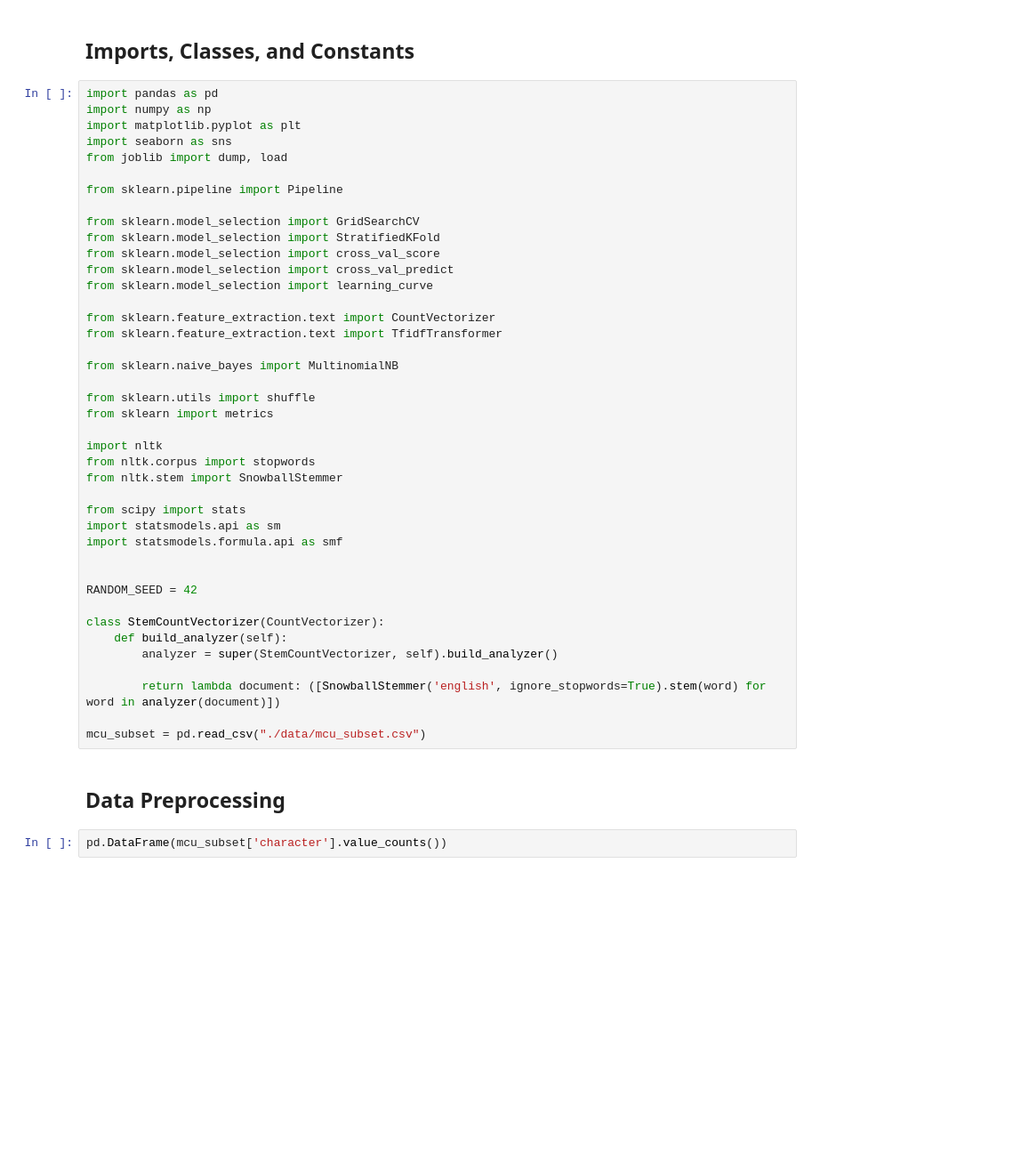
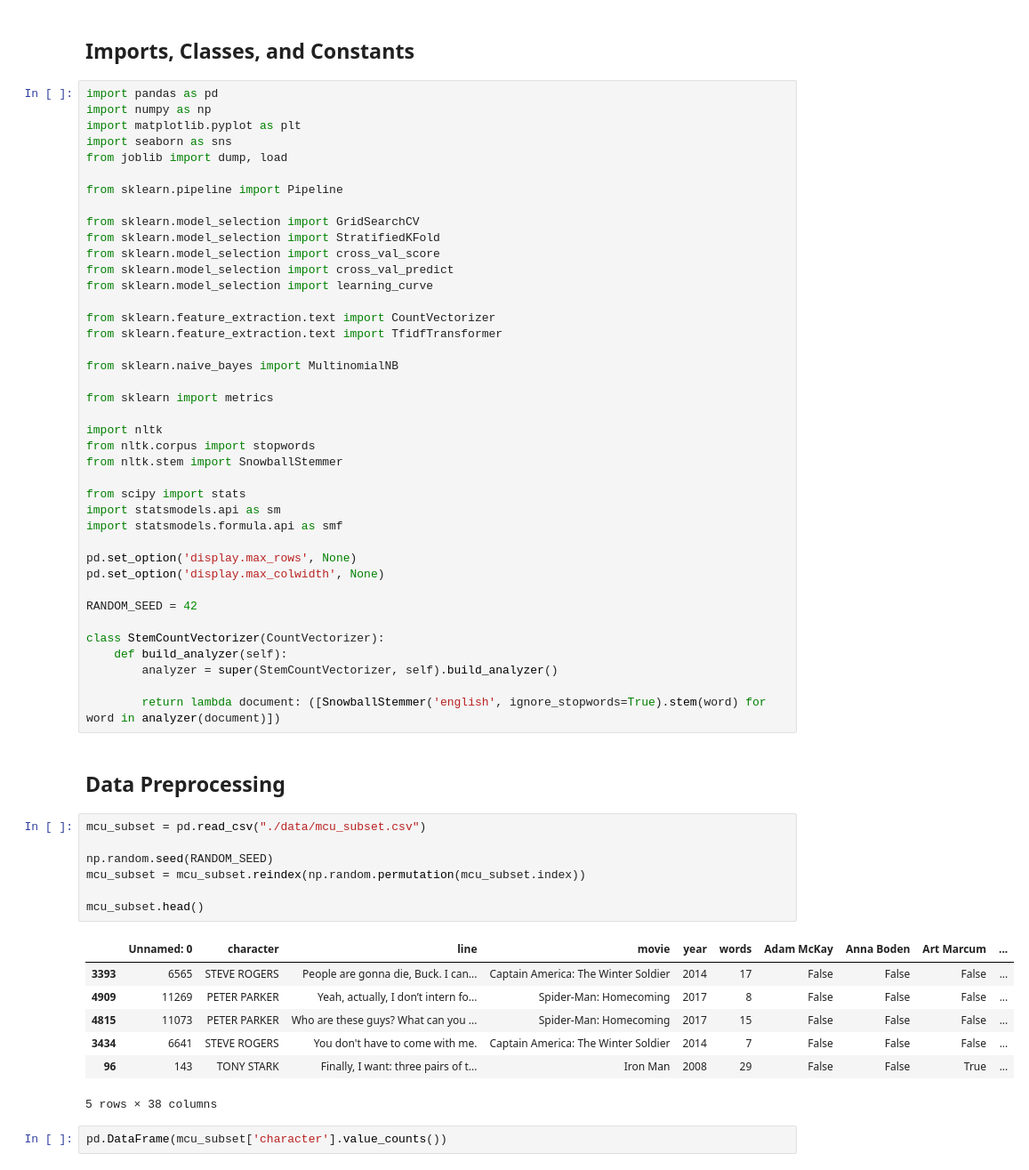
Before and after one commit to prestondunton/marvel-dialogue-nlp, a Jupyter notebook: Production Models.ipynb, the cells around one changed output. Shown at 89% size. Saved outputs shown, nothing was run; the diff lists cells and outputs as text; blank space fills up the shorter version.

```diff
--- a/Production Models.ipynb
+++ b/Production Models.ipynb
@@ -20,7 +20,6 @@ from sklearn.feature_extraction.text import TfidfTransformer
 
 from sklearn.naive_bayes import MultinomialNB
 
-from sklearn.utils import shuffle
 from sklearn import metrics
 
 import nltk
@@ -31,6 +30,8 @@ from scipy import stats
 import statsmodels.api as sm
 import statsmodels.formula.api as smf
 
+pd.set_option('display.max_rows', None)
+pd.set_option('display.max_colwidth', None)
 
 RANDOM_SEED = 42
 
@@ -39,10 +40,23 @@ class StemCountVectorizer(CountVectorizer):
         analyzer = super(StemCountVectorizer, self).build_analyzer()
 
         return lambda document: ([SnowballStemmer('english', ignore_stopwords=True).stem(word) for word in analyzer(document)])
-
-mcu_subset = pd.read_csv("./data/mcu_subset.csv")
 # %% [markdown]
 ## Data Preprocessing
+# %%
+mcu_subset = pd.read_csv("./data/mcu_subset.csv")
+
+np.random.seed(RANDOM_SEED)
+mcu_subset = mcu_subset.reindex(np.random.permutation(mcu_subset.index))
+
+mcu_subset.head()
+# %% [output]
+|  | Unnamed: 0 | character | line | movie | year | words | Adam McKay | Anna Boden | Art Marcum | ... |
+| 3393 | 6565 | STEVE ROGERS | People are gonna die, Buck. I can... | Captain America: The Winter Soldier | 2014 | 17 | False | False | False | ... |
+| 4909 | 11269 | PETER PARKER | Yeah, actually, I don’t intern fo... | Spider-Man: Homecoming | 2017 | 8 | False | False | False | ... |
+| 4815 | 11073 | PETER PARKER | Who are these guys? What can you ... | Spider-Man: Homecoming | 2017 | 15 | False | False | False | ... |
+| 3434 | 6641 | STEVE ROGERS | You don't have to come with me. | Captain America: The Winter Soldier | 2014 | 7 | False | False | False | ... |
+| 96 | 143 | TONY STARK | Finally, I want: three pairs of t... | Iron Man | 2008 | 29 | False | False | True | ... |
+5 rows × 38 columns
 # %%
 pd.DataFrame(mcu_subset['character'].value_counts())
 # %% [output]
```
Also changed, not shown: parts of 15 cells of this notebook, 25 other files.
